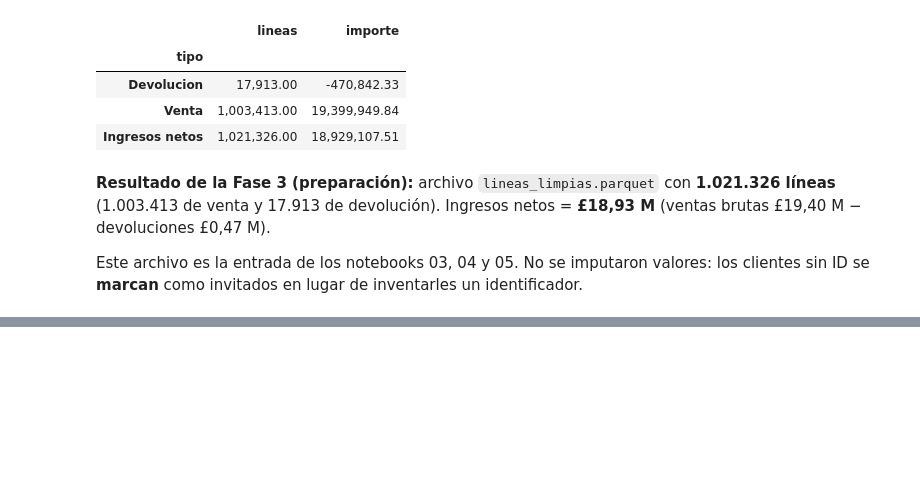
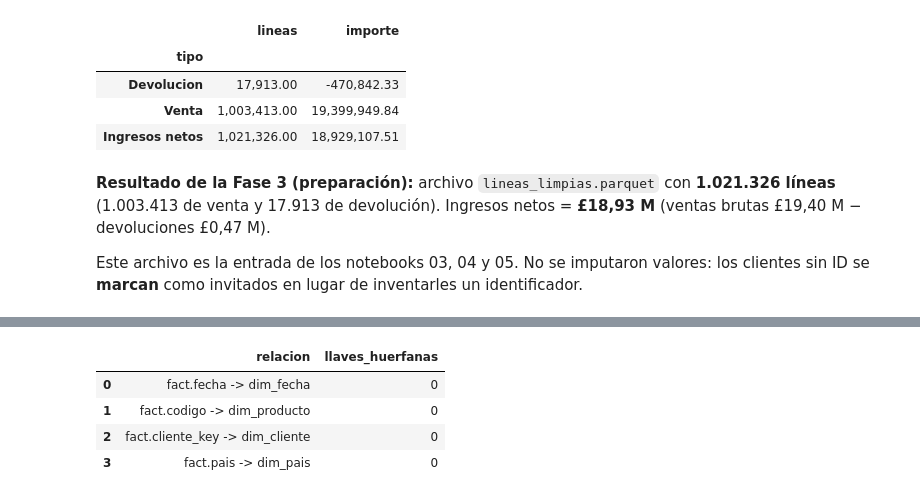
Before and after one commit to Xantyagoh/grupo3-bi-ecommerce, a Jupyter notebook: notebooks/02_preparacion_modelado.ipynb, the cells around one changed output, grey strips where cells are left out. Cells and saved outputs as stored; diff of their text form; code cells hidden in the pictures; blank space fills up the shorter version.

```diff
--- a/notebooks/02_preparacion_modelado.ipynb
+++ b/notebooks/02_preparacion_modelado.ipynb
@@ -332,0 +447,18 @@ Este archivo es la entrada de los notebooks 03, 04 y 05. No se imputaron valores
+# %%
+# Integridad referencial: toda llave de la tabla de hechos debe existir en su dimension
+checks = pd.DataFrame({
+    'relacion': ['fact.fecha -> dim_fecha', 'fact.codigo -> dim_producto', 'fact.cliente_key -> dim_cliente', 'fact.pais -> dim_pais'],
+    'llaves_huerfanas': [
+        (~fact_lineas['fecha'].isin(dim_fecha['fecha'])).sum(),
+        (~fact_lineas['codigo'].isin(dim_producto['codigo'])).sum(),
+        (~fact_lineas['cliente_key'].isin(dim_cliente['cliente_key'])).sum(),
+        (~fact_lineas['pais'].isin(dim_pais['pais'])).sum(),
+    ]})
+assert (checks['llaves_huerfanas'] == 0).all(), 'Hay llaves sin dimension'
+checks
+# %% [output]
+|  | relacion | llaves_huerfanas |
+| 0 | fact.fecha -> dim_fecha | 0 |
+| 1 | fact.codigo -> dim_producto | 0 |
+| 2 | fact.cliente_key -> dim_cliente | 0 |
+| 3 | fact.pais -> dim_pais | 0 |
```
Also changed, not shown: parts of 4 cells of this notebook, 5 other files.
